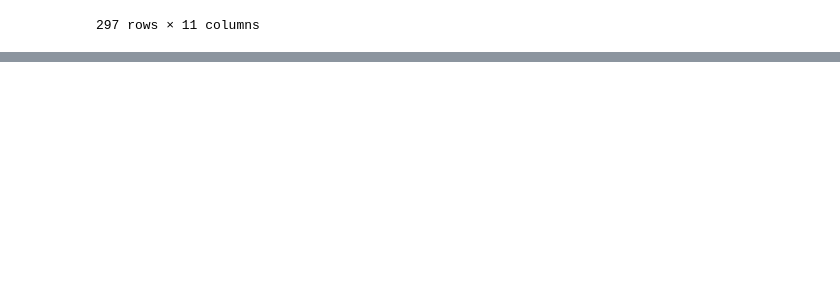
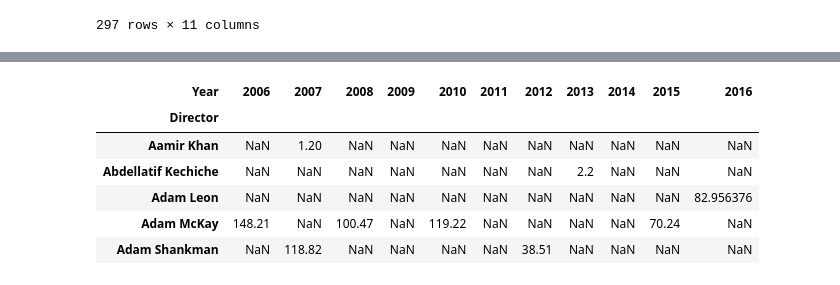
Before and after one commit to muwongelawrence-tech/IMDB_Analysis, a Jupyter notebook: MDB movies notebook.ipynb, the cells around one changed output, grey strips where cells are left out. Drawn from its saved outputs; the diff is of its cells as text; code cells hidden in the pictures; blank space fills up the shorter version.

```diff
--- a/MDB movies notebook.ipynb
+++ b/MDB movies notebook.ipynb
@@ -295,0 +483,11 @@ movies_df[
+# %%
+# Creating New Columns From Existing Columns#
+# Often while analyzing data, we find ourselves needing to create new columns from existing ones.
+# Pandas makes this a breeze!
+# Say we want to introduce a new column in our DataFrame that has revenue per minute for each movie. We can divide
+# the revenue by the runtime and create this new column very easily.
+
+# We can use 'Revenue (Millions)' and 'Runtime (Minutes)' to calculate Revenue per Min for each movie:
+movies_df['Revenue per Min'] = movies_df['Revenue (Millions)']/movies_df['Runtime (Minutes)']
+
+movies_df.head()
@@ -295,0 +502,12 @@ movies_df[
+# %%
+# Let's calculate the mean revenue per director but by using a pivot table instead of groupby as seen previously
+movies_df.pivot_table('Revenue (Millions)', index='Director',
+aggfunc='sum', columns='Year').head()
+# %% [output]
+| Year | 2006 | 2007 | 2008 | 2009 | 2010 | 2011 | 2012 | 2013 | 2014 | 2015 | 2016 |
+| Director |  |  |  |  |  |  |  |  |  |  |  |
+| Aamir Khan | NaN | 1.20 | NaN | NaN | NaN | NaN | NaN | NaN | NaN | NaN | NaN |
+| Abdellatif Kechiche | NaN | NaN | NaN | NaN | NaN | NaN | NaN | 2.2 | NaN | NaN | NaN |
+| Adam Leon | NaN | NaN | NaN | NaN | NaN | NaN | NaN | NaN | NaN | NaN | 82.956376 |
+| Adam McKay | 148.21 | NaN | 100.47 | NaN | 119.22 | NaN | NaN | NaN | NaN | 70.24 | NaN |
+| Adam Shankman | NaN | 118.82 | NaN | NaN | NaN | NaN | 38.51 | NaN | NaN | NaN | NaN |
```
Also changed, not shown: parts of 12 cells of this notebook.
